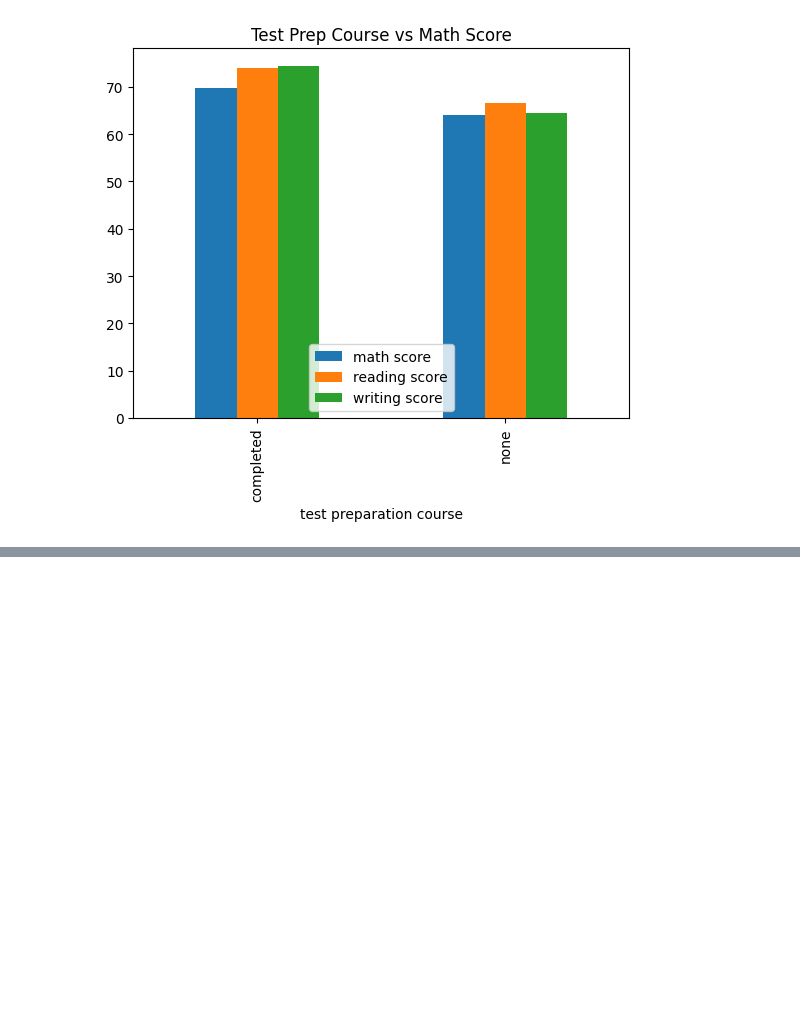
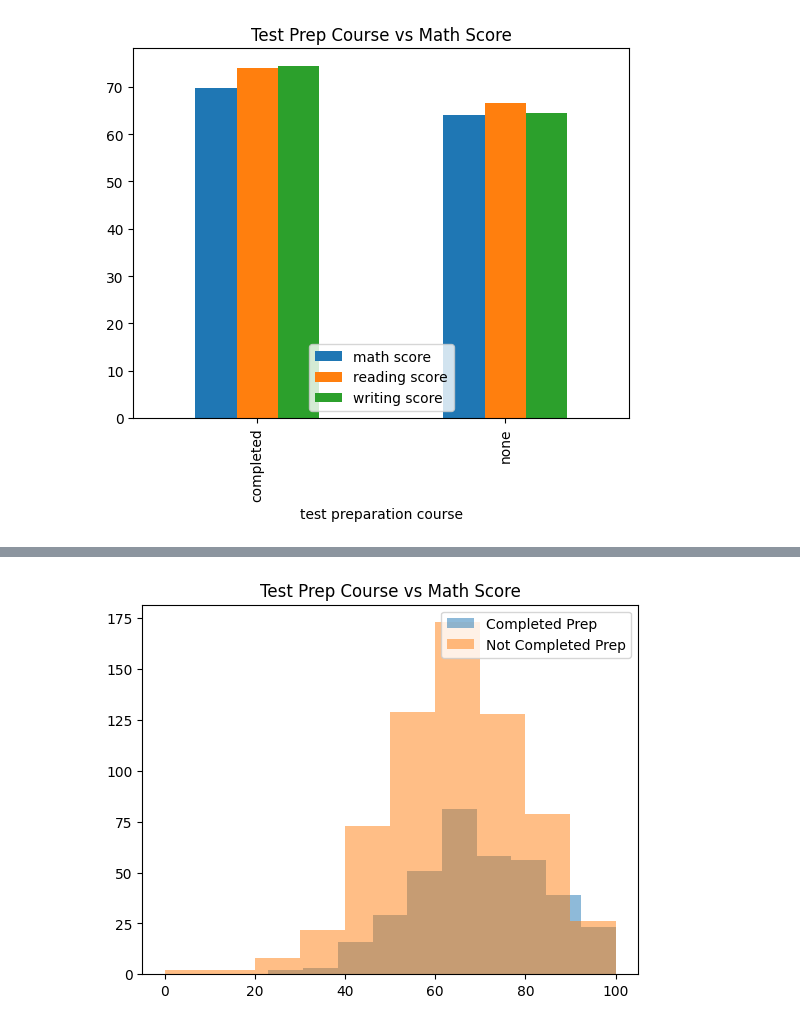
Before and after one commit to heyodai/cs5530-assignment1, a Jupyter notebook: question_2.ipynb, the cells around one changed output, grey strips where cells are left out. Saved outputs shown, nothing was run; the diff lists cells and outputs as text; code cells hidden in the pictures; blank space fills up the shorter version.

Commit message:
add histogram

```diff
--- a/question_2.ipynb
+++ b/question_2.ipynb
@@ -149,0 +155,11 @@ prep_data.plot(kind='bar', title='Test Prep Course vs Math Score')
+# %%
+completed_prep = df[df['test preparation course'] == 'completed']['math score']
+not_completed_prep = df[df['test preparation course'] == 'none']['math score']
+
+plt.hist(completed_prep, alpha=0.5, label='Completed Prep')
+plt.hist(not_completed_prep, alpha=0.5, label='Not Completed Prep')
+plt.legend(loc='upper right')
+plt.title('Test Prep Course vs Math Score')
+plt.show()
+# %% [output]
+[figure, added]
```
Also changed, not shown: parts of 2 cells of this notebook.
